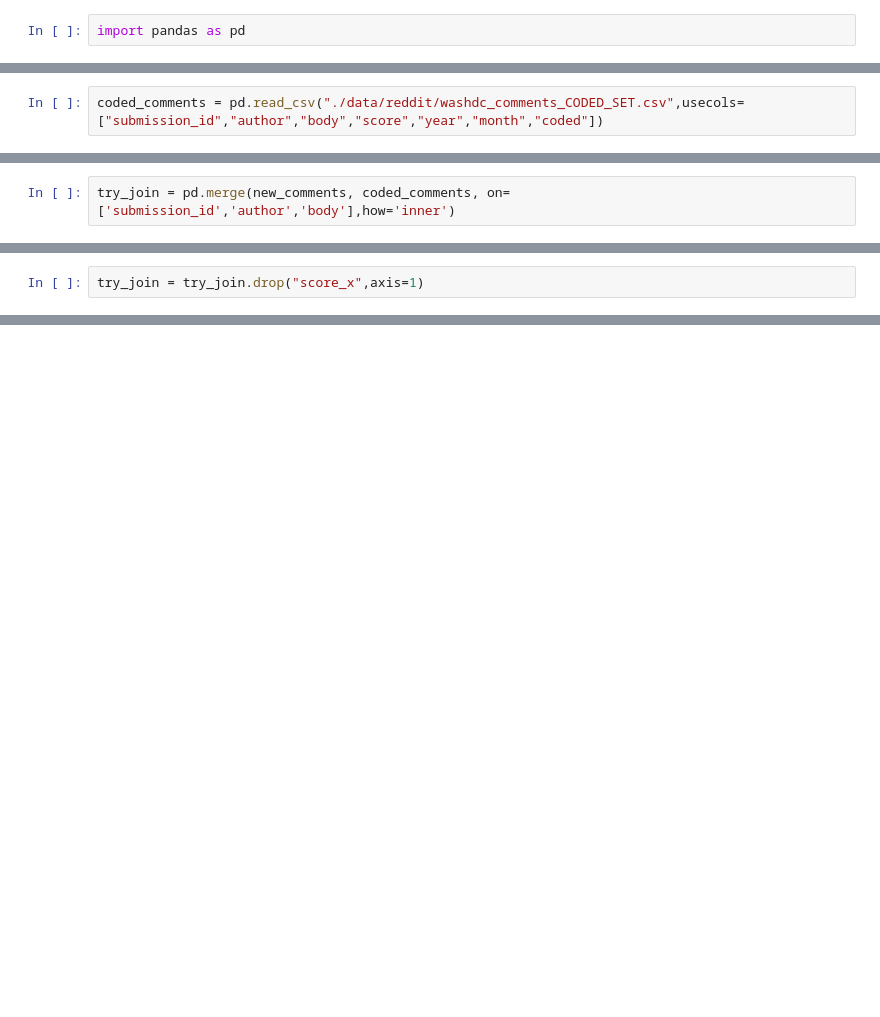
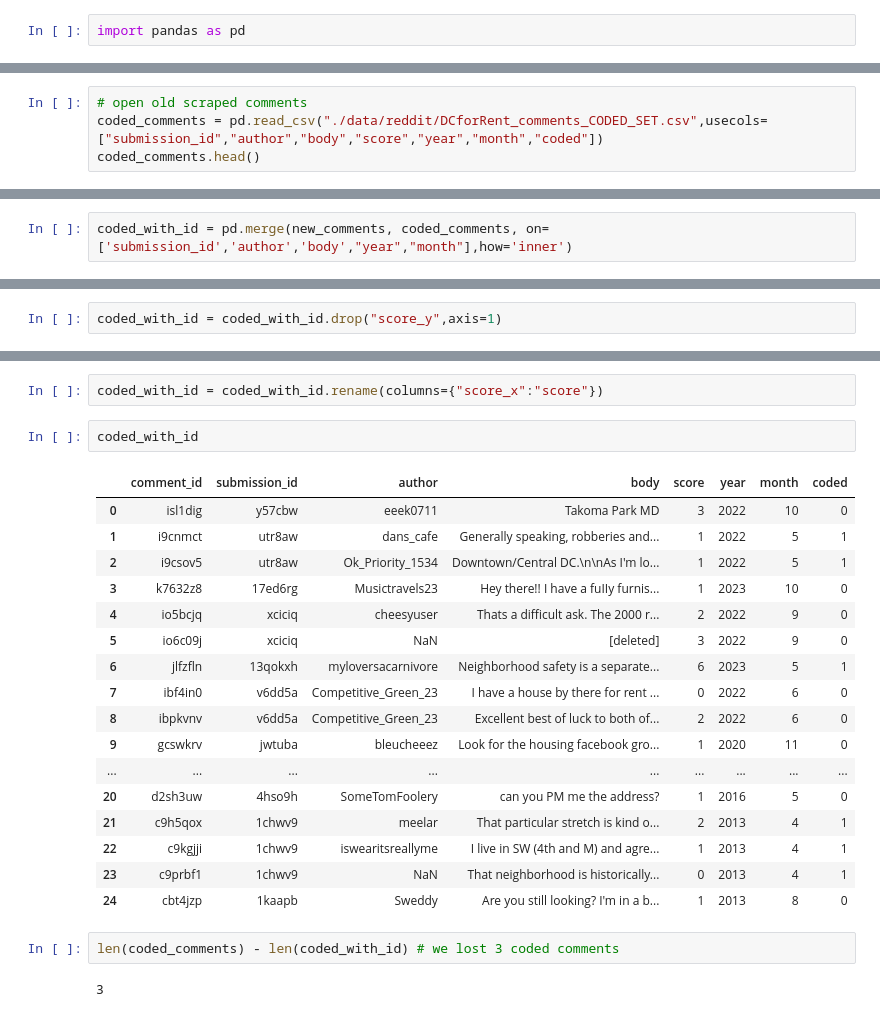
Before and after one commit to rebeccalwagner/PPOL_5203_FinalProject, a Jupyter notebook: adding_comment_id.ipynb, the cells around one changed output, grey strips where cells are left out. Drawn from its saved outputs; the diff is of its cells as text; blank space fills up the shorter version.

```diff
--- a/adding_comment_id.ipynb
+++ b/adding_comment_id.ipynb
@@ -11,4 +15,6 @@ new_comments.head()
 | 3 | isuelis | y57cbw | dcgirlsmallworld | If you are looking for a quiet ne... | 3 | 2022 | 10 |
 | 4 | isl1grp | y57cbw | eeek0711 | I lived in the DeLano Apartments ... | 2 | 2022 | 10 |
 # %%
-coded_comments = pd.read_csv("./data/reddit/washdc_comments_CODED_SET.csv",usecols=["submission_id","author","body","score","year","month","coded"])
+# open old scraped comments
+coded_comments = pd.read_csv("./data/reddit/DCforRent_comments_CODED_SET.csv",usecols=["submission_id","author","body","score","year","month","coded"])
+coded_comments.head()
@@ -35,2 +34,2 @@ coded_comments
 # %%
-try_join = pd.merge(new_comments, coded_comments, on=['submission_id','author','body'],how='inner')
+coded_with_id = pd.merge(new_comments, coded_comments, on=['submission_id','author','body',"year","month"],how='inner')
@@ -41,2 +40,2 @@ try_join
 # %%
-try_join = try_join.drop("score_x",axis=1)
+coded_with_id = coded_with_id.drop("score_y",axis=1)
@@ -64,0 +42,26 @@ try_join
+# %%
+coded_with_id = coded_with_id.rename(columns={"score_x":"score"})
+# %%
+coded_with_id
+# %% [output]
+|  | comment_id | submission_id | author | body | score | year | month | coded |
+| 0 | isl1dig | y57cbw | eeek0711 | Takoma Park MD | 3 | 2022 | 10 | 0 |
+| 1 | i9cnmct | utr8aw | dans_cafe | Generally speaking, robberies and... | 1 | 2022 | 5 | 1 |
+| 2 | i9csov5 | utr8aw | Ok_Priority_1534 | Downtown/Central DC.\n\nAs I'm lo... | 1 | 2022 | 5 | 1 |
+| 3 | k7632z8 | 17ed6rg | Musictravels23 | Hey there!! I have a fuIIy furnis... | 1 | 2023 | 10 | 0 |
+| 4 | io5bcjq | xciciq | cheesyuser | Thats a difficult ask. The 2000 r... | 2 | 2022 | 9 | 0 |
+| 5 | io6c09j | xciciq | NaN | [deleted] | 3 | 2022 | 9 | 0 |
+| 6 | jlfzfln | 13qokxh | myloversacarnivore | Neighborhood safety is a separate... | 6 | 2023 | 5 | 1 |
+| 7 | ibf4in0 | v6dd5a | Competitive_Green_23 | I have a house by there for rent ... | 0 | 2022 | 6 | 0 |
+| 8 | ibpkvnv | v6dd5a | Competitive_Green_23 | Excellent best of luck to both of... | 2 | 2022 | 6 | 0 |
+| 9 | gcswkrv | jwtuba | bleucheeez | Look for the housing facebook gro... | 1 | 2020 | 11 | 0 |
+| ... | ... | ... | ... | ... | ... | ... | ... | ... |
+| 20 | d2sh3uw | 4hso9h | SomeTomFoolery | can you PM me the address? | 1 | 2016 | 5 | 0 |
+| 21 | c9h5qox | 1chwv9 | meelar | That particular stretch is kind o... | 2 | 2013 | 4 | 1 |
+| 22 | c9kgjji | 1chwv9 | iswearitsreallyme | I live in SW (4th and M) and agre... | 1 | 2013 | 4 | 1 |
+| 23 | c9prbf1 | 1chwv9 | NaN | That neighborhood is historically... | 0 | 2013 | 4 | 1 |
+| 24 | cbt4jzp | 1kaapb | Sweddy | Are you still looking? I'm in a b... | 1 | 2013 | 8 | 0 |
+# %%
+len(coded_comments) - len(coded_with_id) # we lost 3 coded comments
+# %% [output]
+3
```
Also changed, not shown: parts of 20 cells of this notebook.
